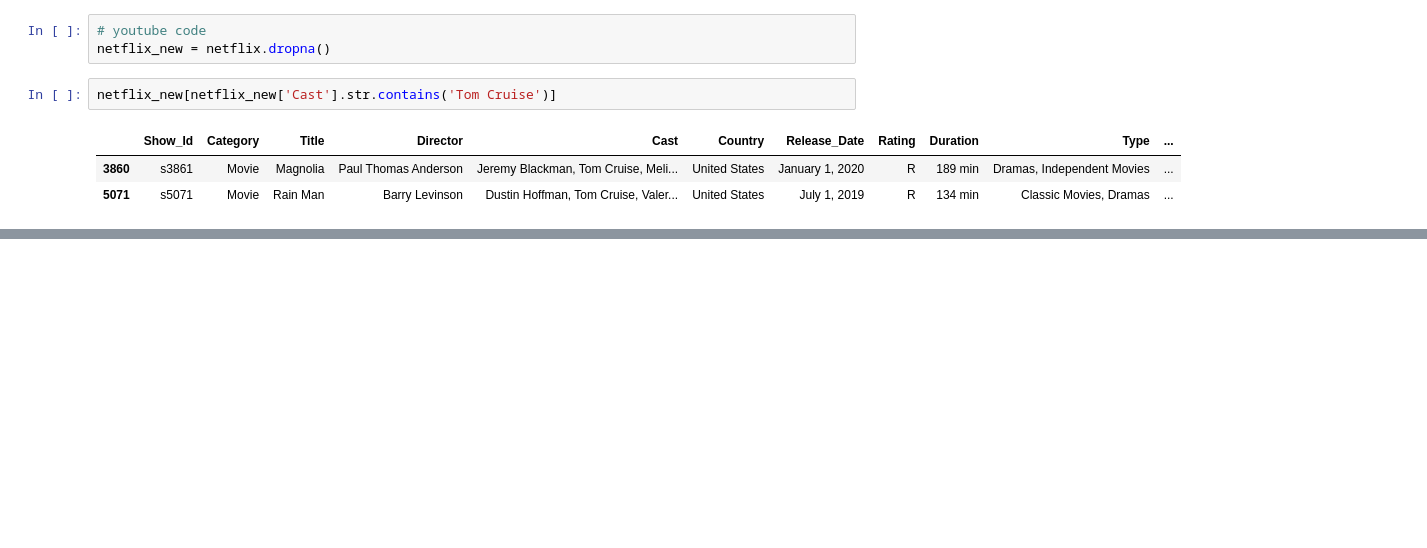
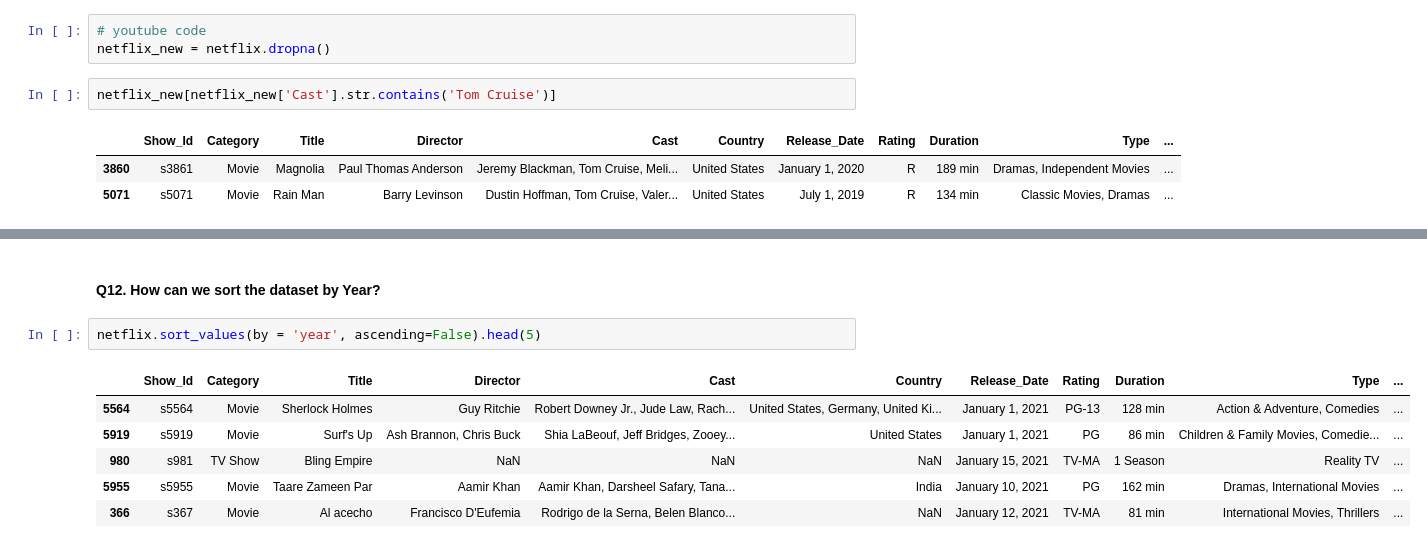
Before and after one commit to Jay-Jun123/DA_Project, a Jupyter notebook: Netflex/netflex.ipynb, the cells around one changed output, grey strips where cells are left out. Drawn from its saved outputs; the diff is of its cells as text; blank space fills up the shorter version.

```diff
--- a/Netflex/netflex.ipynb
+++ b/Netflex/netflex.ipynb
@@ -419,0 +501,11 @@ netflix_new[netflix_new['Cast'].str.contains('Tom Cruise')]
+# %% [markdown]
+#### Q12. How can we sort the dataset by Year?
+# %%
+netflix.sort_values(by = 'year', ascending=False).head(5)
+# %% [output]
+|  | Show_Id | Category | Title | Director | Cast | Country | Release_Date | Rating | Duration | Type | ... |
+| 5564 | s5564 | Movie | Sherlock Holmes | Guy Ritchie | Robert Downey Jr., Jude Law, Rach... | United States, Germany, United Ki... | January 1, 2021 | PG-13 | 128 min | Action & Adventure, Comedies | ... |
+| 5919 | s5919 | Movie | Surf's Up | Ash Brannon, Chris Buck | Shia LaBeouf, Jeff Bridges, Zooey... | United States | January 1, 2021 | PG | 86 min | Children & Family Movies, Comedie... | ... |
+| 980 | s981 | TV Show | Bling Empire | NaN | NaN | NaN | January 15, 2021 | TV-MA | 1 Season | Reality TV | ... |
+| 5955 | s5955 | Movie | Taare Zameen Par | Aamir Khan | Aamir Khan, Darsheel Safary, Tana... | India | January 10, 2021 | PG | 162 min | Dramas, International Movies | ... |
+| 366 | s367 | Movie | Al acecho | Francisco D'Eufemia | Rodrigo de la Serna, Belen Blanco... | NaN | January 12, 2021 | TV-MA | 81 min | International Movies, Thrillers | ... |
```
Also changed, not shown: parts of 21 cells of this notebook.
